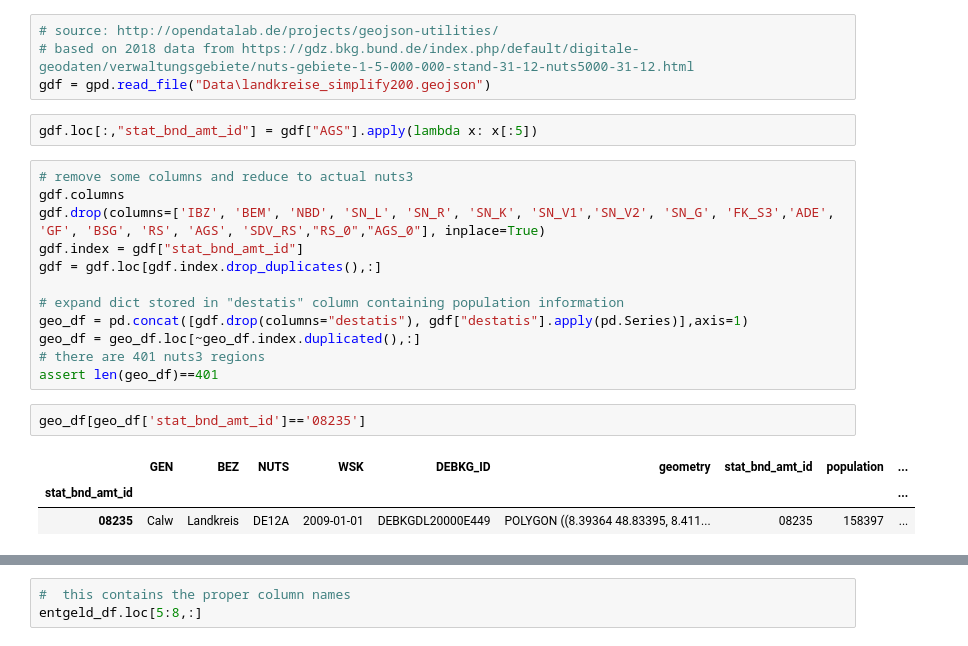
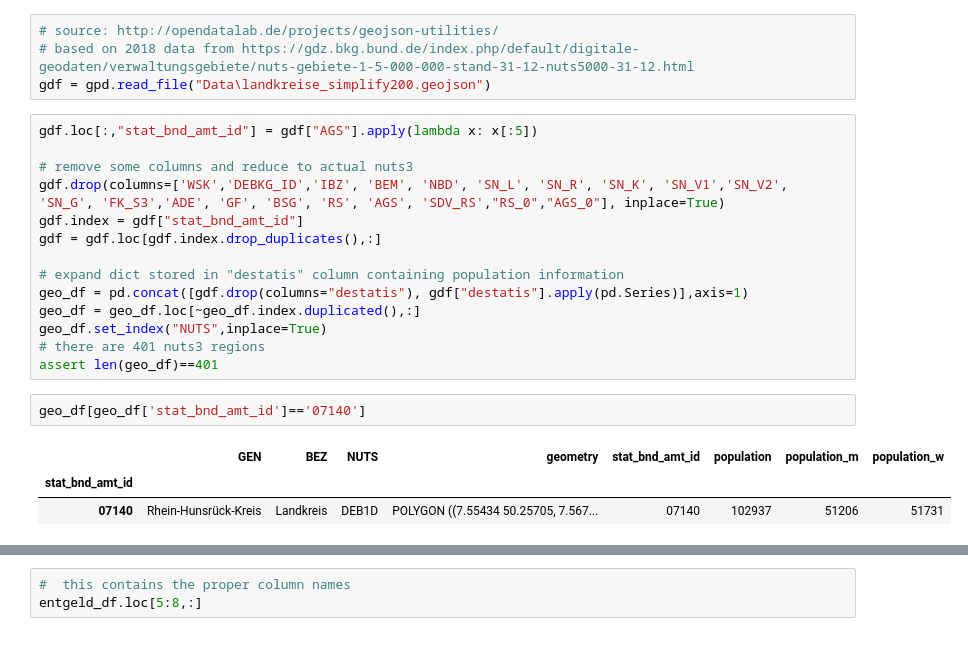
Before and after one commit to david-huck/voll-de, a Jupyter notebook: voll_calculation.ipynb, the cells around one changed output, grey strips where cells are left out. Drawn from its saved outputs; the diff is of its cells as text.

```diff
--- a/voll_calculation.ipynb
+++ b/voll_calculation.ipynb
@@ -40,23 +67,23 @@ zensus_df.loc[~zensus_df["NUTS3 1)"].isna(),:]
 # source: http://opendatalab.de/projects/geojson-utilities/
 # based on 2018 data from https://gdz.bkg.bund.de/index.php/default/digitale-geodaten/verwaltungsgebiete/nuts-gebiete-1-5-000-000-stand-31-12-nuts5000-31-12.html
 gdf = gpd.read_file("Data\landkreise_simplify200.geojson")
-# %%
-gdf.loc[:,"stat_bnd_amt_id"] = gdf["AGS"].apply(lambda x: x[:5])
 # %%
+gdf.loc[:,"stat_bnd_amt_id"] = gdf["AGS"].apply(lambda x: x[:5])
+
 # remove some columns and reduce to actual nuts3
-gdf.columns
-gdf.drop(columns=['IBZ', 'BEM', 'NBD', 'SN_L', 'SN_R', 'SN_K', 'SN_V1','SN_V2', 'SN_G', 'FK_S3','ADE', 'GF', 'BSG', 'RS', 'AGS', 'SDV_RS',"RS_0","AGS_0"], inplace=True)
+gdf.drop(columns=['WSK','DEBKG_ID','IBZ', 'BEM', 'NBD', 'SN_L', 'SN_R', 'SN_K', 'SN_V1','SN_V2', 'SN_G', 'FK_S3','ADE', 'GF', 'BSG', 'RS', 'AGS', 'SDV_RS',"RS_0","AGS_0"], inplace=True)
 gdf.index = gdf["stat_bnd_amt_id"]
 gdf = gdf.loc[gdf.index.drop_duplicates(),:]
 
 # expand dict stored in "destatis" column containing population information
 geo_df = pd.concat([gdf.drop(columns="destatis"), gdf["destatis"].apply(pd.Series)],axis=1)
 geo_df = geo_df.loc[~geo_df.index.duplicated(),:]
+geo_df.set_index("NUTS",inplace=True)
 # there are 401 nuts3 regions
 assert len(geo_df)==401
 # %%
-geo_df[geo_df['stat_bnd_amt_id']=='08235']
+geo_df[geo_df['stat_bnd_amt_id']=='07140']
 # %% [output]
-|  | GEN | BEZ | NUTS | WSK | DEBKG_ID | geometry | stat_bnd_amt_id | population | ... |
-| stat_bnd_amt_id |  |  |  |  |  |  |  |  | ... |
-| 08235 | Calw | Landkreis | DE12A | 2009-01-01 | DEBKGDL20000E449 | POLYGON ((8.39364 48.83395, 8.411... | 08235 | 158397 | ... |
+|  | GEN | BEZ | NUTS | geometry | stat_bnd_amt_id | population | population_m | population_w |
+| stat_bnd_amt_id |  |  |  |  |  |  |  |  |
+| 07140 | Rhein-Hunsrück-Kreis | Landkreis | DEB1D | POLYGON ((7.55434 50.25705, 7.567... | 07140 | 102937 | 51206 | 51731 |
```
Also changed, not shown: parts of 32 cells of this notebook, 3 other files.
